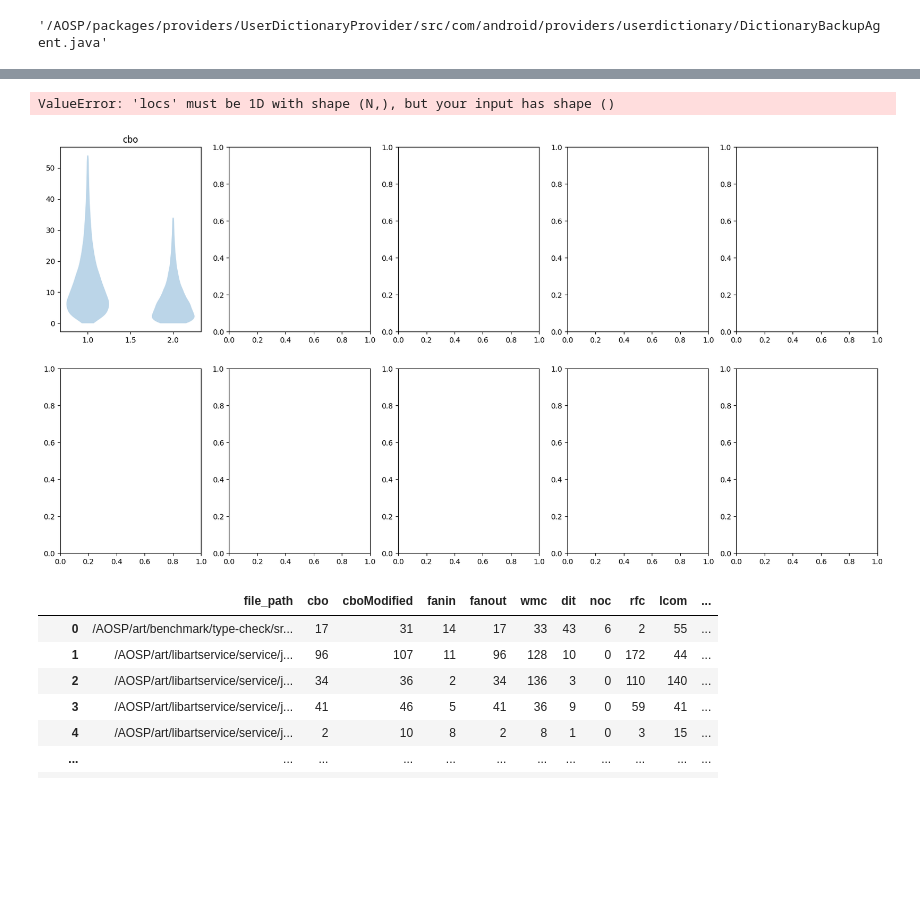
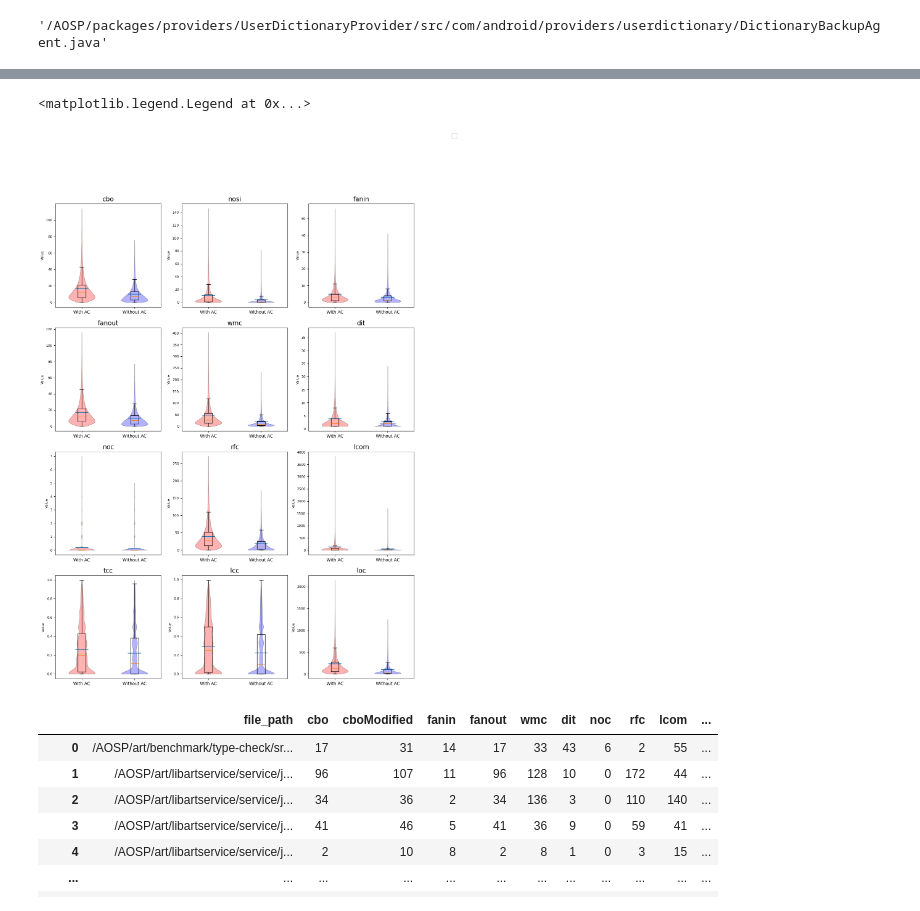
Before and after one commit to davitabosa12/ac_ck_analysis, a Jupyter notebook: android_apps.ipynb, the cells around one changed output, grey strips where cells are left out. Saved outputs shown, nothing was run; the diff lists cells and outputs as text; code cells hidden in the pictures; blank space fills up the shorter version.

```diff
--- a/android_apps.ipynb
+++ b/android_apps.ipynb
@@ -840,11 +1097,21 @@ df_ac_x_loc_aggregated
 ax = df_ac_x_loc_aggregated.plot(kind="scatter", x="loc", y="ac_count")
 ax.set_yscale("log")
 ax.set_xscale("log")
-
+plt.rcParams.update({"font.size": 15, "axes.titlesize": 15})
+plt.rc("axes", labelsize=8)
+plt.rc("xtick", labelsize=12)
+plt.rc("ytick", labelsize=8)
+# DRAW REGRESSION
+# Fit linear regression via least squares with numpy.polyfit
+# It returns an slope (b) and intercept (a)
+# deg=1 means linear fit (i.e. polynomial of degree 1)
+b, a = np.polyfit(df_ac_x_loc_aggregated["loc"], df_ac_x_loc_aggregated["ac_count"], deg=1)
+regseq = np.linspace(0, df_ac_x_loc_aggregated["loc"].max(), df_ac_x_loc_aggregated.shape[0])
+ax.plot(regseq, a + b * regseq, color="k")
 top_projects = df_ac_x_loc_aggregated.sort_values("ac_count", ascending=False).head(20)["project_name"].to_list()
 for idx, row in df_ac_x_loc_aggregated.iterrows():
     if row["project_name"] in top_projects:
         ax.annotate(row['project_name'], (row['loc'], row['ac_count']))
 ax.figure.set_size_inches((12,9))
-plt.title("Size of projects vs number of ACs")
+# plt.title("Size of projects vs number of ACs")
 # %% [output]
@@ -934,44 +1200,57 @@ Text(0.5, 0.98, 'AOSP metrics comparison')
 # %%
 # plot violins without pie chart
 VIOLIN_COLORS = ["red", "blue"]
-columns_to_check = ["cbo", "cboModified", "fanin", "fanout", "wmc","dit", "noc", "rfc", "lcom", "loc"]
-fig, axs = plt.subplots(nrows=len(columns_to_check)//5, ncols=5, figsize=(20,10))
-
+columns_to_check = ["cbo", "nosi", "fanin", "fanout", "wmc","dit", "noc", "rfc", "lcom", "tcc", "lcc", "loc"]
+COLUMNS = 3
+plt.rcParams.update({"font.size": 15, "axes.titlesize": 15})
+plt.rc("axes", labelsize=8)
+plt.rc("xtick", labelsize=10)
+plt.rc("ytick", labelsize=8)
+fig, axs = plt.subplots(nrows=len(columns_to_check)//COLUMNS, ncols=COLUMNS, figsize=(15,20))
 n_files_with_ac = df_ck_in_file["file_path"].size
 n_files_without_ac = df_ck_ac_not_in_file["file_path"].size
 set_sizes = [n_files_with_ac, n_files_without_ac]
+
 # _,_, autotexts = axs[-1, -1].pie(set_sizes, labels=["Files with AC", "Files without AC"], autopct='', colors=VIOLIN_COLORS)
 
 for i, txt in enumerate(autotexts):
     txt.set_text(f"{set_sizes[i]}")
 
 for i, column in enumerate(columns_to_check):
     if column == "file_path":
         continue
-    eye = i // 5
-    j = i % 5
-    quantile_with_ac = df_ck_in_file[column].quantile(.95)
-    quantile_without_ac = df_ck_ac_not_in_file[column].quantile(.95)
+    eye = i // COLUMNS
+    j = i % COLUMNS
+    quantile_with_ac = df_ck_in_file[column].quantile(.99)
+    quantile_without_ac = df_ck_ac_not_in_file[column].quantile(.99)
     filtered_with_ac = df_ck_in_file[df_ck_in_file[column] < quantile_with_ac][column]
     filtered_without_ac = df_ck_ac_not_in_file[df_ck_ac_not_in_file[column] < quantile_without_ac][column]
+    if column in ["tcc", "lcc"]: # remove invalid -1 values
+        filtered_with_ac = filtered_with_ac[filtered_with_ac >= 0]
+        filtered_without_ac = filtered_without_ac[filtered_without_ac >= 0]
     try:
-        violins = axs[eye,j].violinplot([filtered_with_ac, filtered_without_ac], showextrema=False)
+        violins = axs[eye,j].violinplot([filtered_with_ac, filtered_without_ac], showextrema=False, showmeans=True)
+        axs[eye,j].boxplot([filtered_with_ac, filtered_without_ac], showfliers=False)
     except:
         continue
     axs[eye, j].set_title(column)
-    # axs[eye, j].set_xticks(2)
-    axs[eye, j].set_xticks(["With AC", 'Without AC'])
+    axs[eye, j].set_xticks([1,2], ["With AC", 'Without AC'])
+    axs[eye, j].set_ylabel("Value")
+    # axs[eye, j].set_xticks()
     # axs[eye, j].legend(handles=axs[eye, j].legend_.legendHandles, labels=['Survived', 'Not survived'])
 
     for c, body in enumerate(violins["bodies"]):
         body.set_facecolor(VIOLIN_COLORS[c])
         body.set_edgecolor("black")
 fig.set_label("Files with AC")
 fig.legend()
+
+
+
 # plt.suptitle("AOSP metrics comparison", fontsize=20)
 # %% [output]
-ValueError: 'locs' must be 1D with shape (N,), but your input has shape ()
+<matplotlib.legend.Legend at 0x...>
-[figure, old version]
+[figure, new version]
 # %%
 df_ck_in_file
 # %% [output]
```
Also changed, not shown: parts of 39 cells of this notebook.
